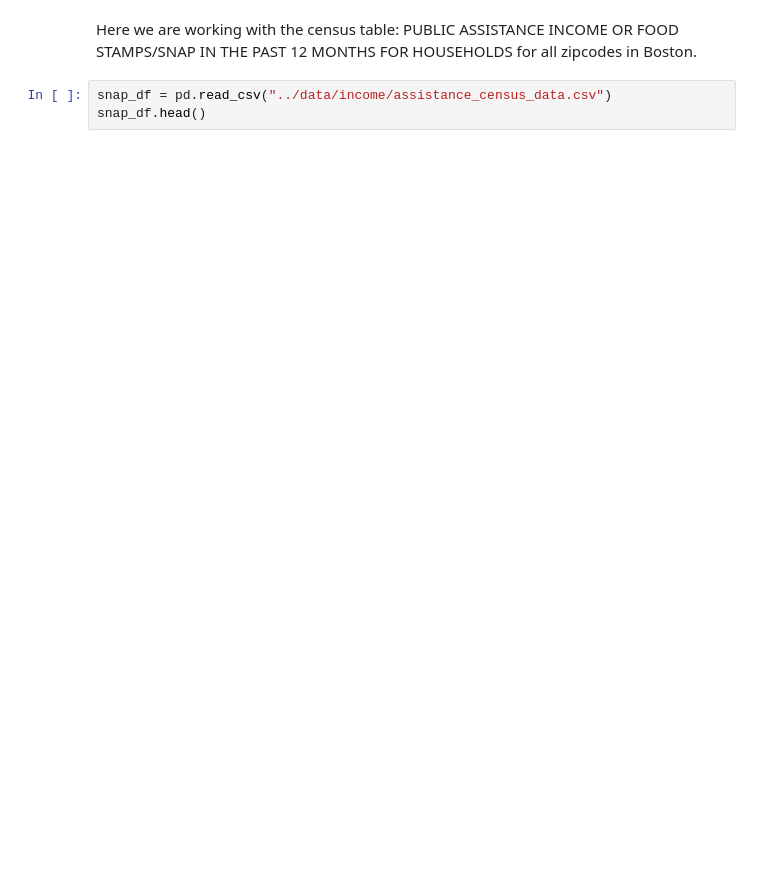
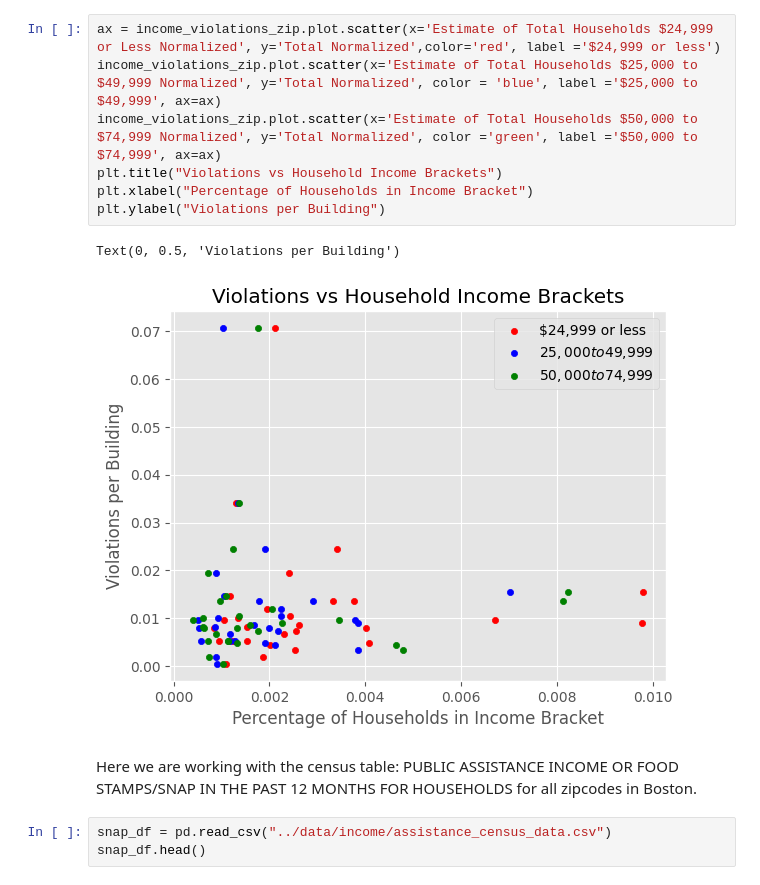
Before and after one commit to BU-Spark/ds-councilor-breadon-bad-landlords2, a Jupyter notebook: spring23-team-3/analysis/income_demographics.ipynb, the cells around one changed output. Saved outputs shown, nothing was run; the diff lists cells and outputs as text; blank space fills up the shorter version.

```diff
--- a/spring23-team-3/analysis/income_demographics.ipynb
+++ b/spring23-team-3/analysis/income_demographics.ipynb
@@ -122,3 +129,13 @@ plt.show()
+# %%
+ax = income_violations_zip.plot.scatter(x='Estimate of Total Households $24,999 or Less Normalized', y='Total Normalized',color='red', label ='$24,999 or less')
+income_violations_zip.plot.scatter(x='Estimate of Total Households $25,000 to $49,999 Normalized', y='Total Normalized', color = 'blue', label ='$25,000 to $49,999', ax=ax)
+income_violations_zip.plot.scatter(x='Estimate of Total Households $50,000 to $74,999 Normalized', y='Total Normalized', color ='green', label ='$50,000 to $74,999', ax=ax)
+plt.title("Violations vs Household Income Brackets")
+plt.xlabel("Percentage of Households in Income Bracket")
+plt.ylabel("Violations per Building")
+# %% [output]
+Text(0, 0.5, 'Violations per Building')
+[figure, added]
 # %% [markdown]
 Here we are working with the census table: PUBLIC ASSISTANCE INCOME OR FOOD STAMPS/SNAP IN THE PAST 12 MONTHS FOR HOUSEHOLDS for all zipcodes in Boston.
 # %%
```
Also changed, not shown: parts of 8 cells of this notebook, 2 other files.
